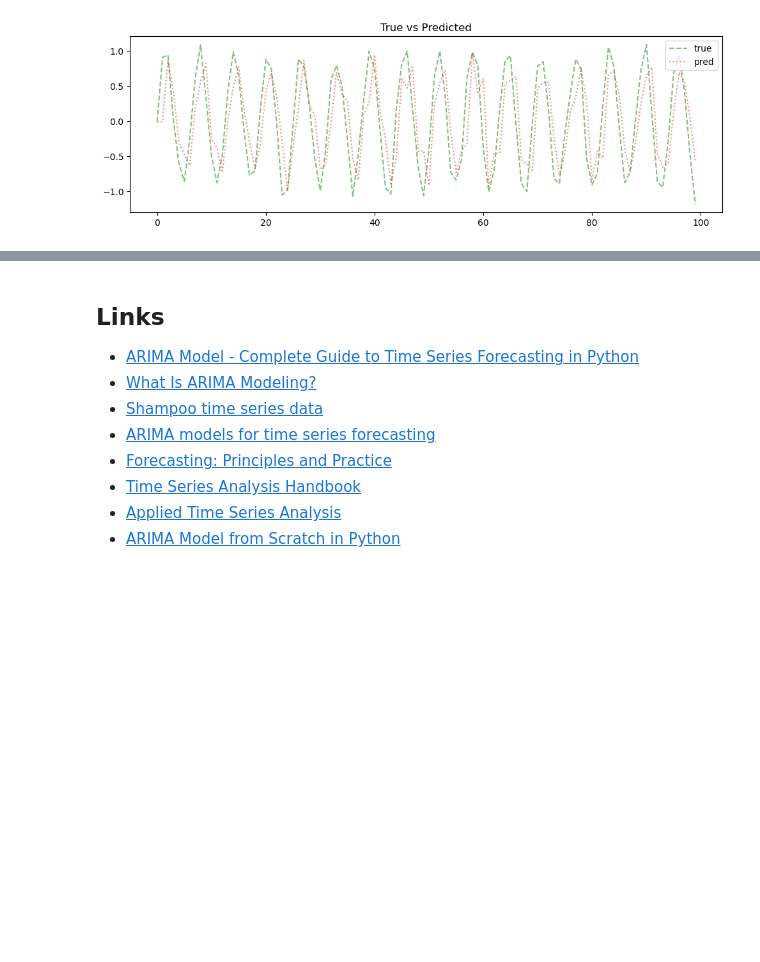
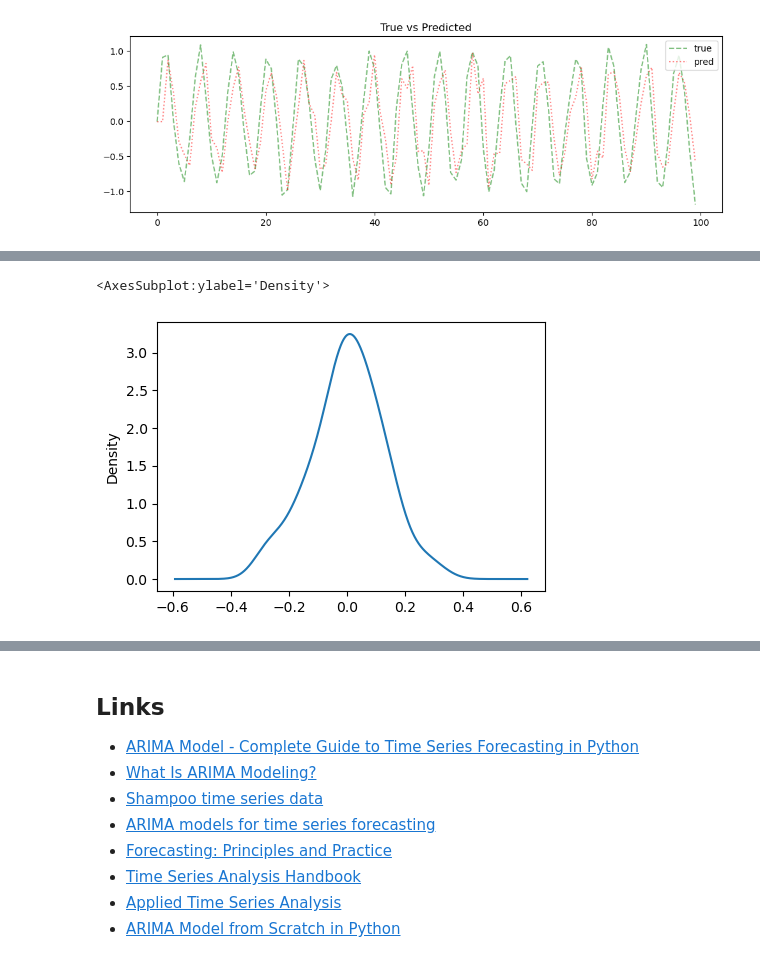
Before and after one commit to oneoffcoder/books, a Jupyter notebook: sphinx/datascience/source/arima.ipynb, the cells around one changed output, grey strips where cells are left out. Drawn from its saved outputs; the diff is of its cells as text; code cells hidden in the pictures; blank space fills up the shorter version.

```diff
--- a/sphinx/datascience/source/arima.ipynb
+++ b/sphinx/datascience/source/arima.ipynb
@@ -296,0 +292,14 @@ pd.Series(y_pred).plot()
+# %%
+fig, ax = plt.subplots(figsize=(5, 3.5))
+
+r = pd.concat([
+        ar_df.iloc[0]['df_tr'],
+        ar_df.iloc[0]['df_te']
+    ]) \
+    .assign(r=lambda d: d['y'] - d['y_pred']) \
+    .reset_index(drop=True)['r']
+
+r.plot(kind='kde', ax=ax)
+# %% [output]
+<AxesSubplot:ylabel='Density'>
+[figure, added]
```
Also changed, not shown: parts of 14 cells of this notebook.
